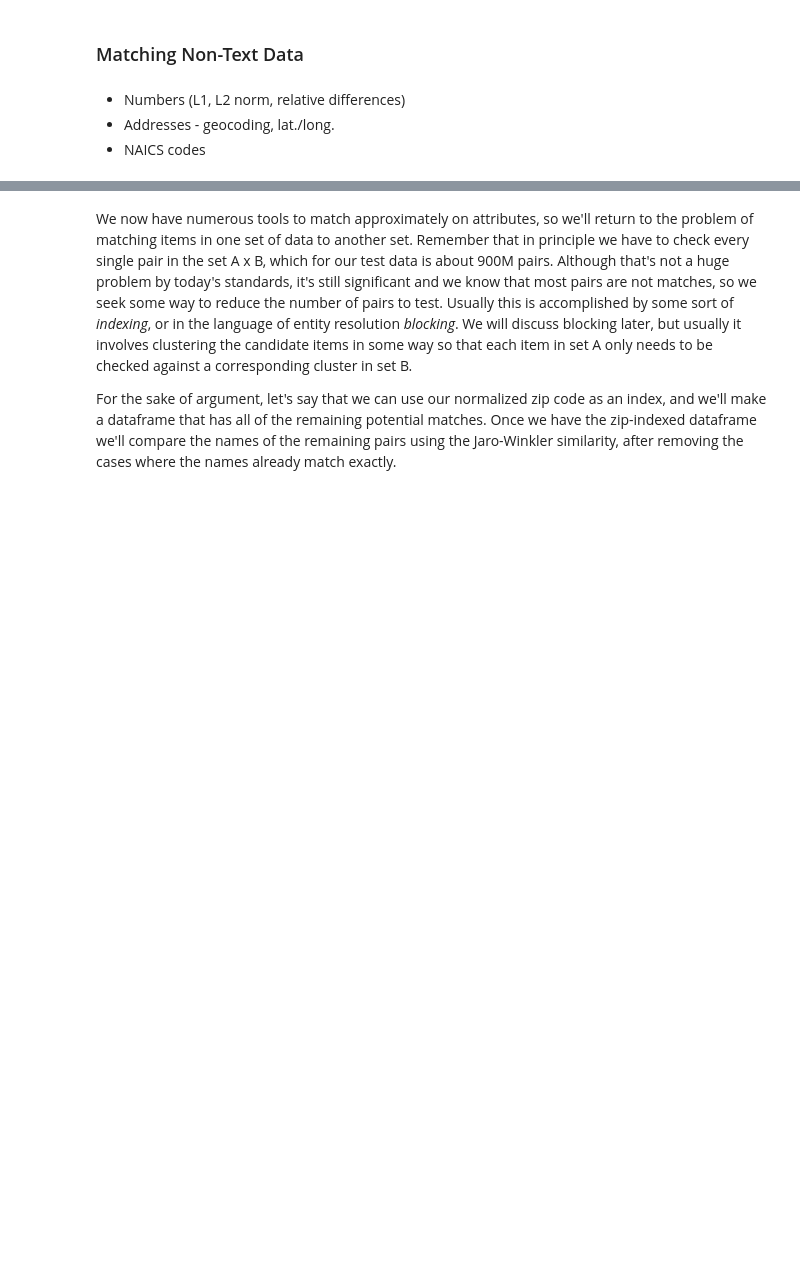
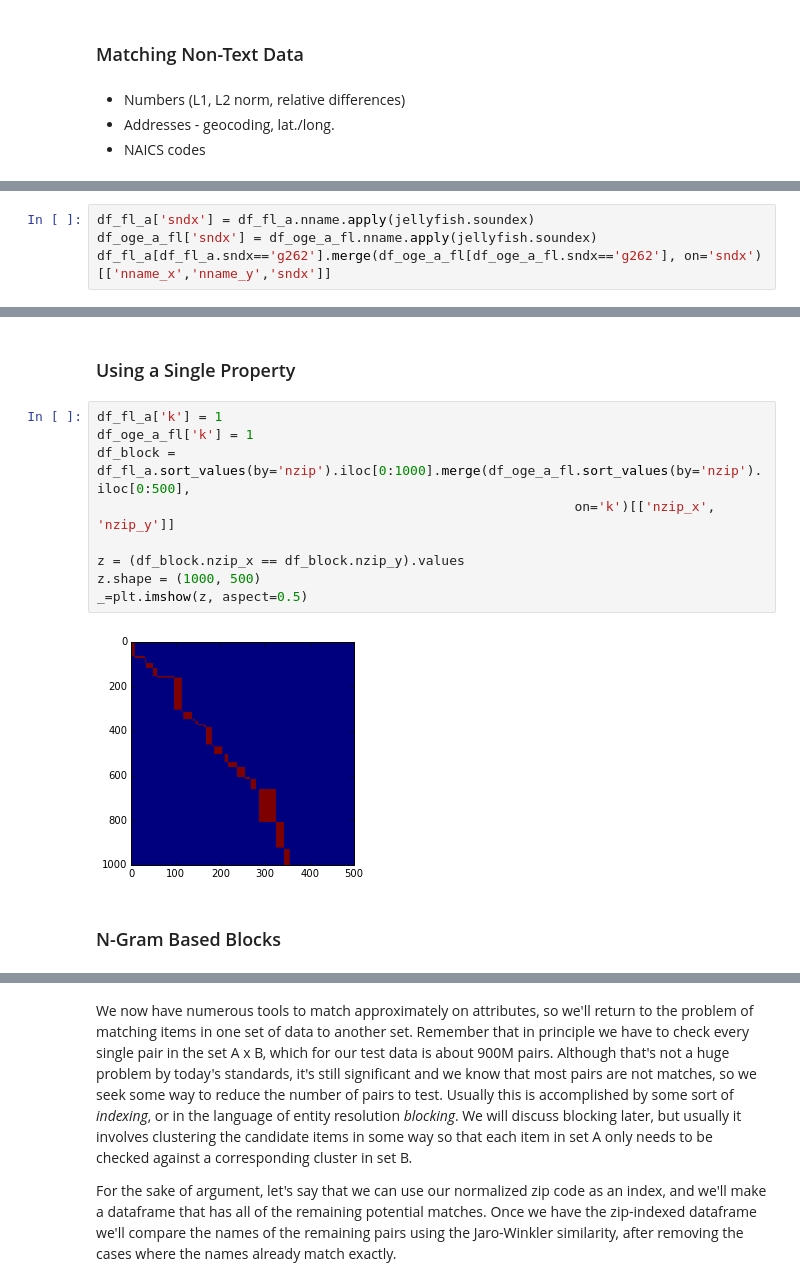
Before and after one commit to mikemull/Notebooks, a Jupyter notebook: Matching.ipynb, the cells around one changed output, grey strips where cells are left out. Drawn from its saved outputs; the diff is of its cells as text; blank space fills up the shorter version.

```diff
--- a/Matching.ipynb
+++ b/Matching.ipynb
@@ -689,0 +699,4 @@ pair_tokens(r1,r2)
+# %%
+df_fl_a['sndx'] = df_fl_a.nname.apply(jellyfish.soundex)
+df_oge_a_fl['sndx'] = df_oge_a_fl.nname.apply(jellyfish.soundex)
+df_fl_a[df_fl_a.sndx=='g262'].merge(df_oge_a_fl[df_oge_a_fl.sndx=='g262'], on='sndx')[['nname_x','nname_y','sndx']]
@@ -689,0 +721,15 @@ pair_tokens(r1,r2)
+# %% [markdown]
+### Using a Single Property
+# %%
+df_fl_a['k'] = 1
+df_oge_a_fl['k'] = 1
+df_block = df_fl_a.sort_values(by='nzip').iloc[0:1000].merge(df_oge_a_fl.sort_values(by='nzip').iloc[0:500],
+                                                             on='k')[['nzip_x', 'nzip_y']]
+
+z = (df_block.nzip_x == df_block.nzip_y).values
+z.shape = (1000, 500)
+_=plt.imshow(z, aspect=0.5)
+# %% [output]
+[figure, added]
+# %% [markdown]
+### N-Gram Based Blocks
```
Also changed, not shown: parts of 24 cells of this notebook, 3 other files.
